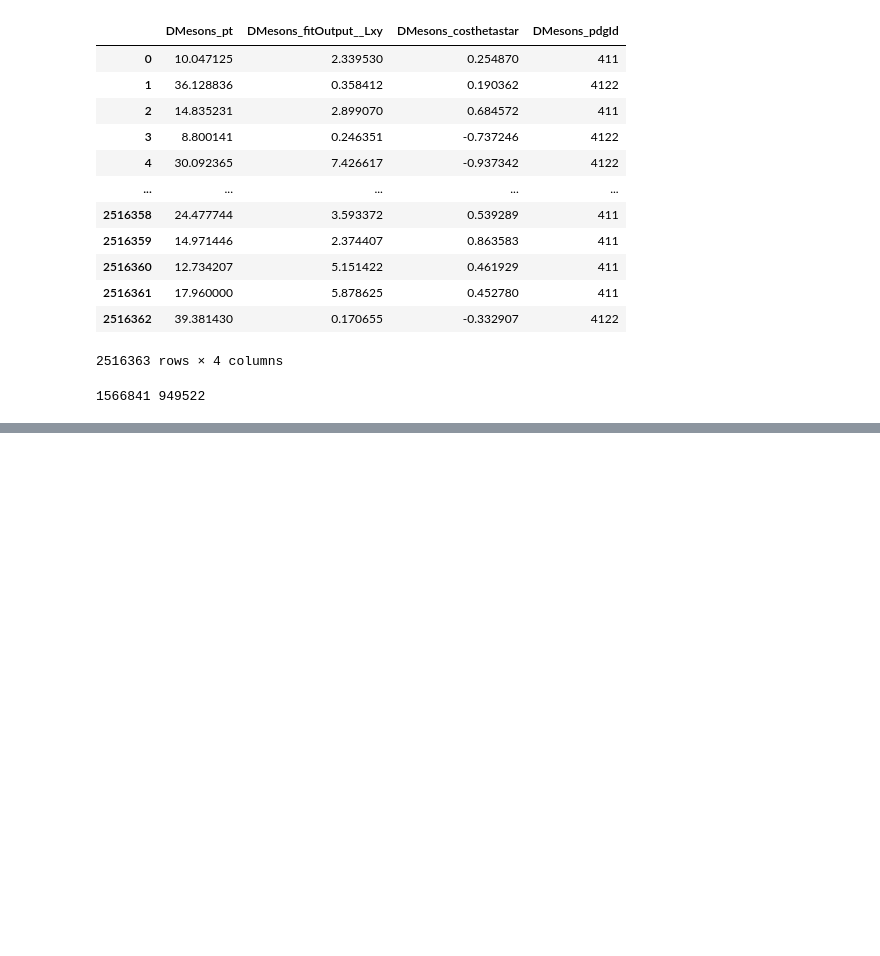
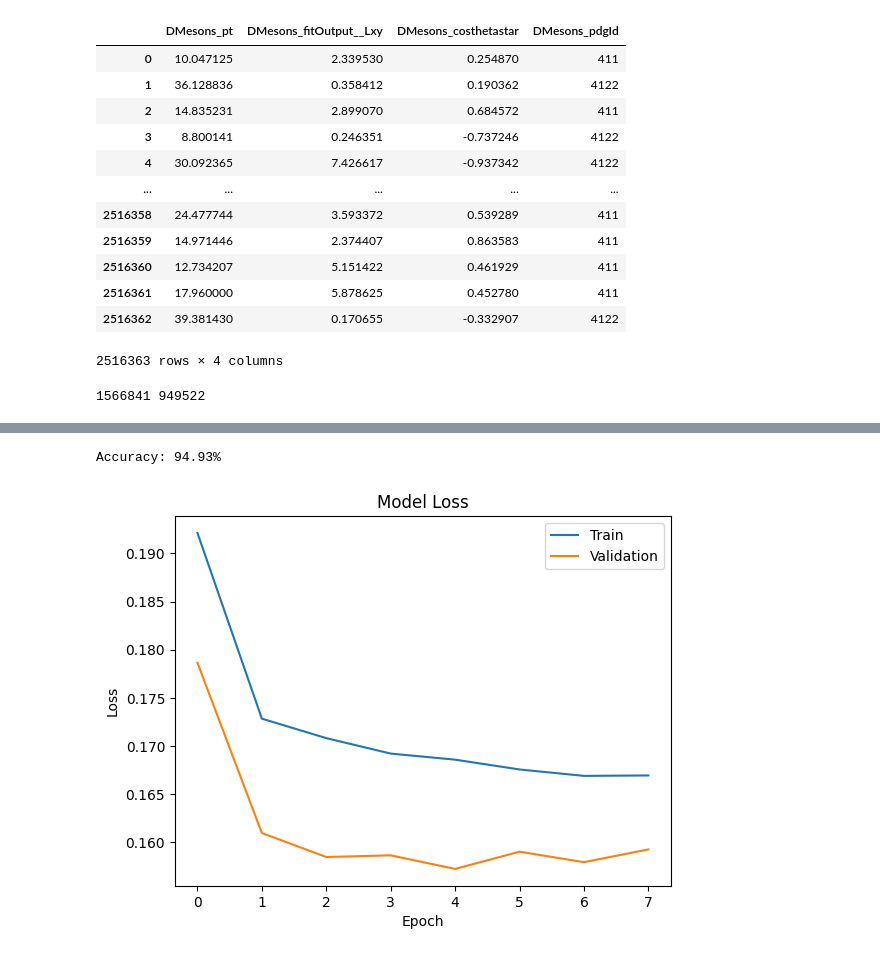
Before and after one commit to GitGup/ATLAS_DNN, a Jupyter notebook: MC_DNN.ipynb, the cells around one changed output, grey strips where cells are left out. Saved outputs shown, nothing was run; the diff lists cells and outputs as text; code cells hidden in the pictures; blank space fills up the shorter version.

Commit message:
20 million events, 94% accuracy, wandb connected

```diff
--- a/MC_DNN.ipynb
+++ b/MC_DNN.ipynb
@@ -365,3 +384,17 @@ print(predictions[:10])
 # %%
-accuracy = np.mean(np.round(predictions) == y_test)
+#accuracy = np.mean(np.round(predictions) == y_test)
+accuracy = np.mean(predictions_list == y_test)
 print("Accuracy: {:.2%}".format(accuracy))
+# %% [output]
+Accuracy: 94.93%
+# %%
+# Plot the training and validation loss
+plt.plot(history.history['loss'])
+plt.plot(history.history['val_loss'])
+plt.title('Model Loss')
+plt.ylabel('Loss')
+plt.xlabel('Epoch')
+plt.legend(['Train', 'Validation'], loc='upper right')
+plt.show()
+# %% [output]
+[figure, added]
```
Also changed, not shown: parts of 9 cells of this notebook.
